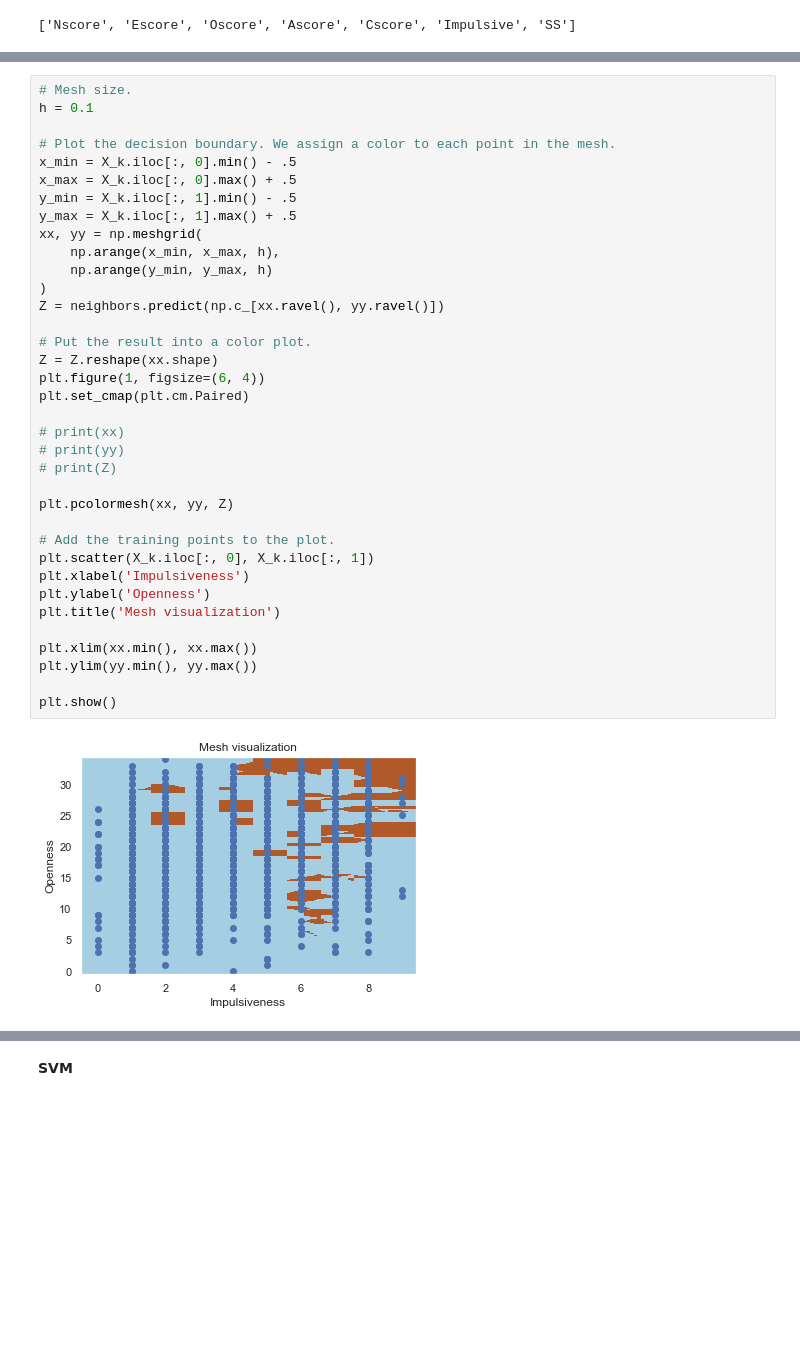
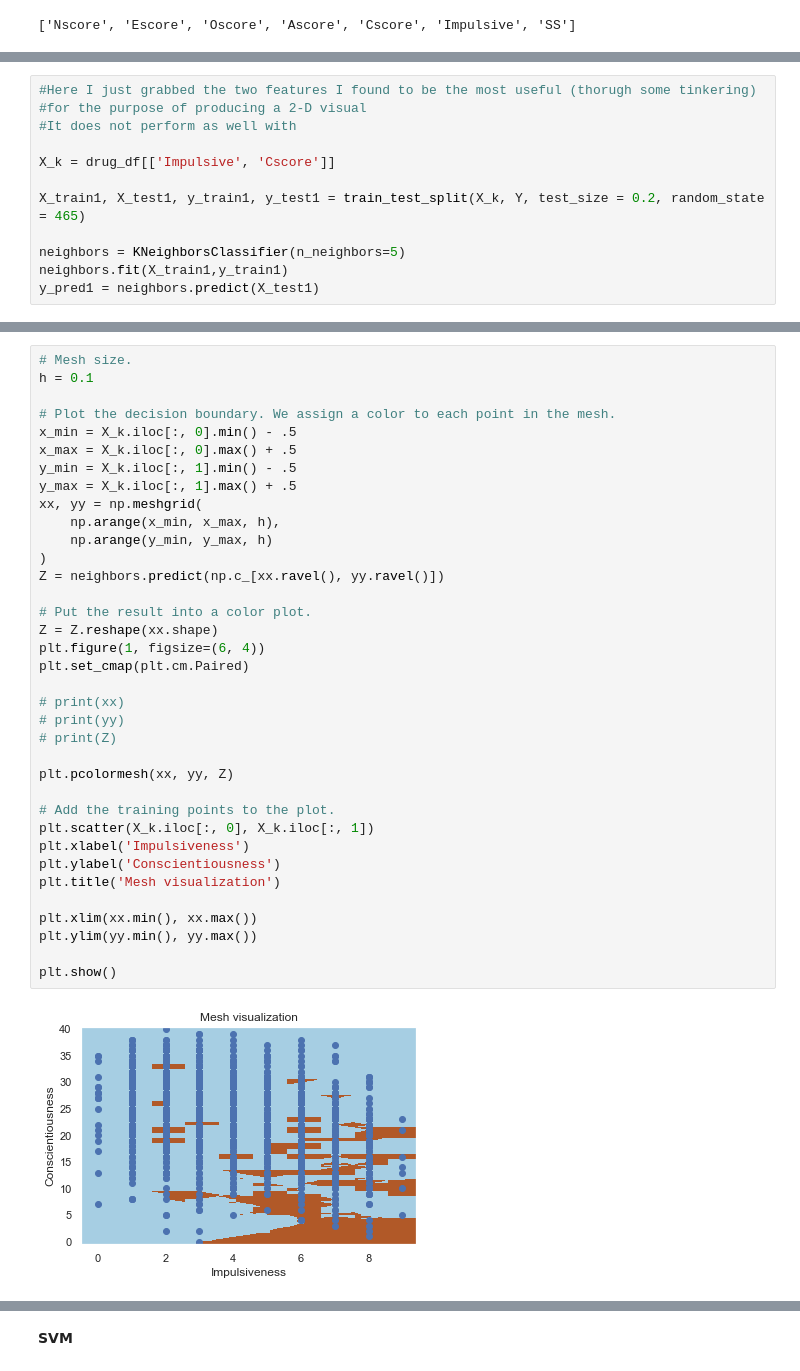
Before and after one commit to Pat-Hamilton/Thinkful, a Jupyter notebook: Supervised Learning Capstone.ipynb, the cells around one changed output, grey strips where cells are left out. Drawn from its saved outputs; the diff is of its cells as text; blank space fills up the shorter version.

```diff
--- a/Supervised Learning Capstone.ipynb
+++ b/Supervised Learning Capstone.ipynb
@@ -279,0 +329,12 @@ y_pred = neighbors.predict(X_test)
+# %%
+#Here I just grabbed the two features I found to be the most useful (thorugh some tinkering)
+#for the purpose of producing a 2-D visual
+#It does not perform as well with
+
+X_k = drug_df[['Impulsive', 'Cscore']]
+
+X_train1, X_test1, y_train1, y_test1 = train_test_split(X_k, Y, test_size = 0.2, random_state = 465)
+
+neighbors = KNeighborsClassifier(n_neighbors=5)
+neighbors.fit(X_train1,y_train1)
+y_pred1 = neighbors.predict(X_test1)
@@ -286,32 +375,32 @@ x_min = X_k.iloc[:, 0].min() - .5
 x_max = X_k.iloc[:, 0].max() + .5
 y_min = X_k.iloc[:, 1].min() - .5
 y_max = X_k.iloc[:, 1].max() + .5
 xx, yy = np.meshgrid(
     np.arange(x_min, x_max, h),
     np.arange(y_min, y_max, h)
 )
 Z = neighbors.predict(np.c_[xx.ravel(), yy.ravel()])
 
 # Put the result into a color plot.
 Z = Z.reshape(xx.shape)
 plt.figure(1, figsize=(6, 4))
 plt.set_cmap(plt.cm.Paired)
 
 # print(xx)
 # print(yy)
 # print(Z)
 
 plt.pcolormesh(xx, yy, Z)
 
 # Add the training points to the plot.
 plt.scatter(X_k.iloc[:, 0], X_k.iloc[:, 1])
 plt.xlabel('Impulsiveness')
-plt.ylabel('Openness')
+plt.ylabel('Conscientiousness')
 plt.title('Mesh visualization')
 
 plt.xlim(xx.min(), xx.max())
 plt.ylim(yy.min(), yy.max())
 
 plt.show()
 # %% [output]
-[figure, old version]
+[figure, new version]
```
Also changed, not shown: parts of 38 cells of this notebook.
